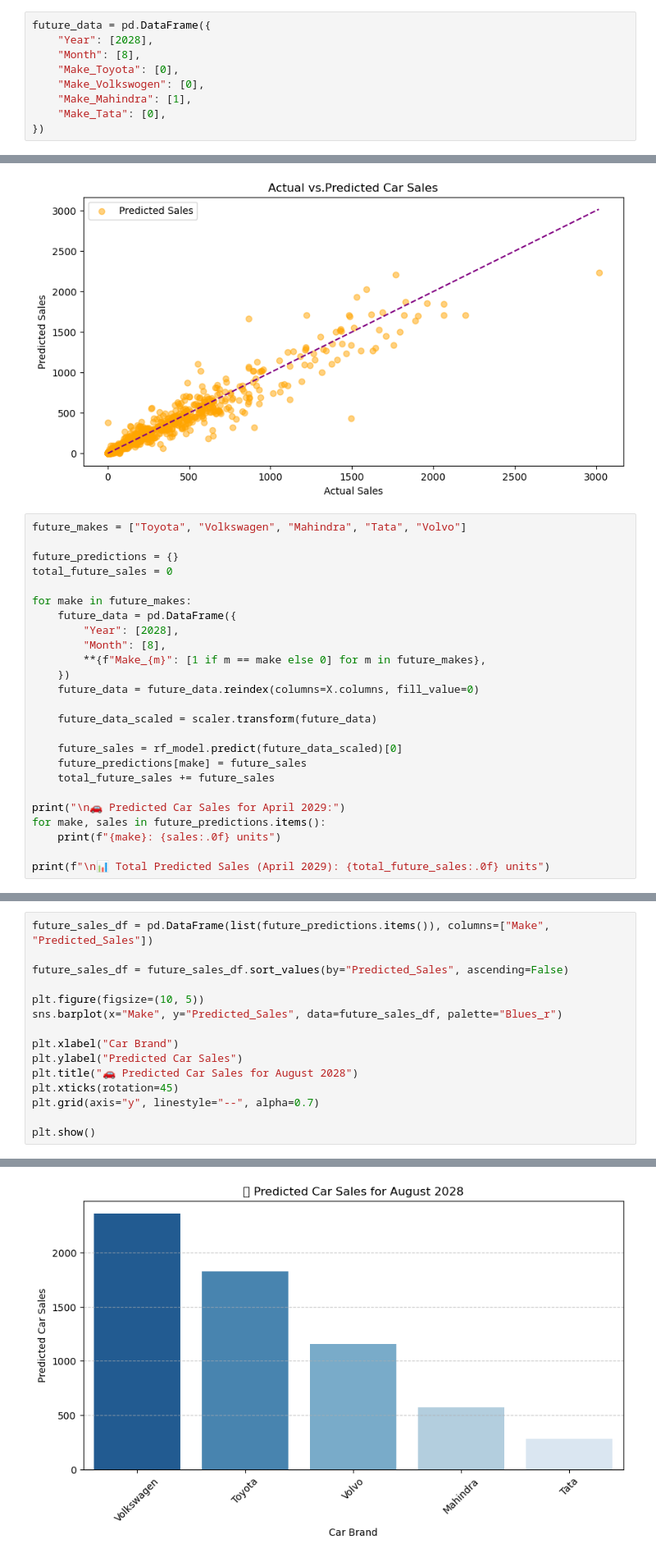
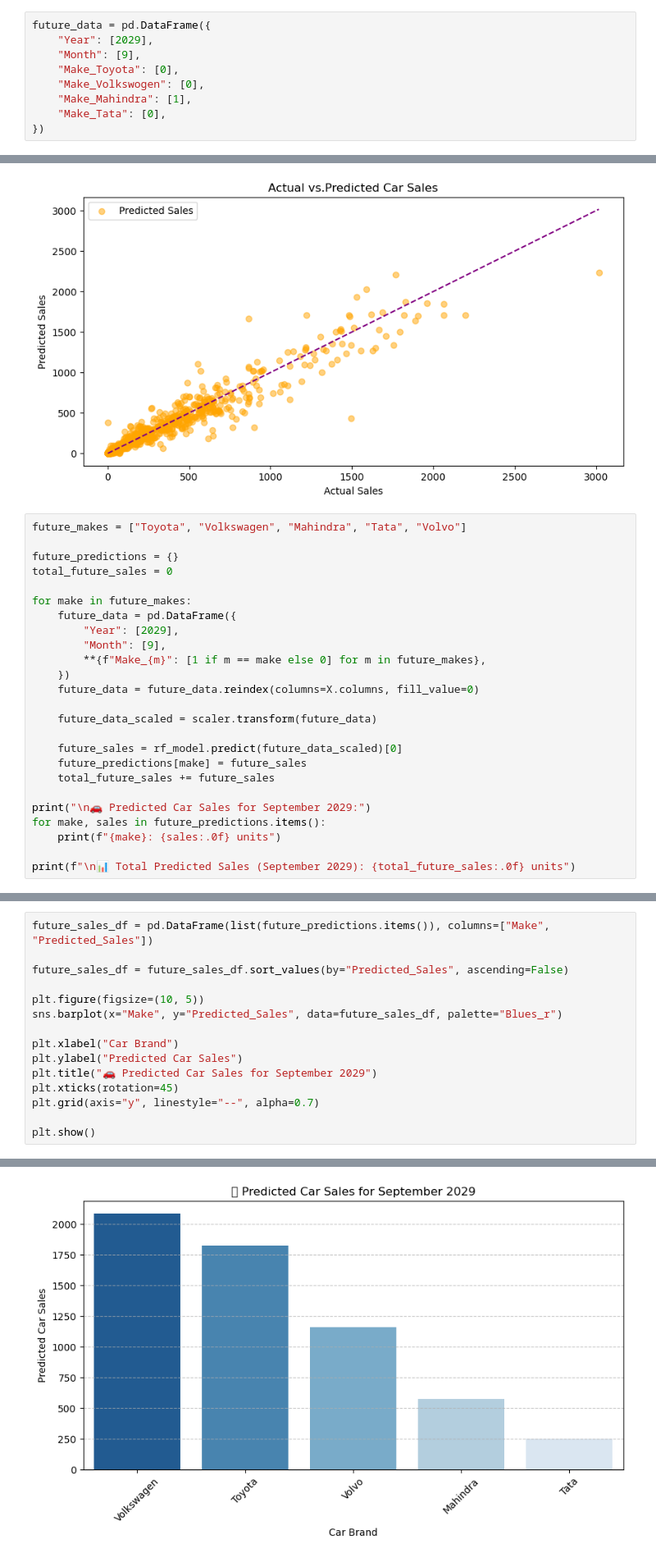
Before and after one commit to mARIFs2000/Final-Project-, a Jupyter notebook: ProjectCarSalesIndiaPredictionWithDTR.ipynb, the cells around one changed output, grey strips where cells are left out. Shown: that part at 82% size. Cells and saved outputs as stored; diff of their text form.

```diff
--- a/ProjectCarSalesIndiaPredictionWithDTR.ipynb
+++ b/ProjectCarSalesIndiaPredictionWithDTR.ipynb
@@ -104,8 +104,8 @@ MSE:  13410.580092
 R^2 Score:  0.919984
 # %%
 future_data = pd.DataFrame({
-    "Year": [2028],
-    "Month": [8],
+    "Year": [2029],
+    "Month": [9],
     "Make_Toyota": [0],
     "Make_Volkswogen": [0],
     "Make_Mahindra": [1],
@@ -137,8 +137,8 @@ total_future_sales = 0
 
 for make in future_makes:
     future_data = pd.DataFrame({
-        "Year": [2028],
-        "Month": [8],
+        "Year": [2029],
+        "Month": [9],
         **{f"Make_{m}": [1 if m == make else 0] for m in future_makes},
     })
     future_data = future_data.reindex(columns=X.columns, fill_value=0)
@@ -149,9 +149,9 @@ for make in future_makes:
     future_predictions[make] = future_sales
     total_future_sales += future_sales
 
-print("\n🚗 Predicted Car Sales for April 2029:")
+print("\n🚗 Predicted Car Sales for September 2029:")
 for make, sales in future_predictions.items():
     print(f"{make}: {sales:.0f} units")
 
-print(f"\n📊 Total Predicted Sales (April 2029): {total_future_sales:.0f} units")
+print(f"\n📊 Total Predicted Sales (September 2029): {total_future_sales:.0f} units")
 # %% [output]
@@ -210,20 +210,20 @@ plt.show()
 # %%
 future_sales_df = pd.DataFrame(list(future_predictions.items()), columns=["Make", "Predicted_Sales"])
 
 future_sales_df = future_sales_df.sort_values(by="Predicted_Sales", ascending=False)
 
 plt.figure(figsize=(10, 5))
 sns.barplot(x="Make", y="Predicted_Sales", data=future_sales_df, palette="Blues_r")
 
 plt.xlabel("Car Brand")
 plt.ylabel("Predicted Car Sales")
-plt.title("🚗 Predicted Car Sales for August 2028")
+plt.title("🚗 Predicted Car Sales for September 2029")
 plt.xticks(rotation=45)
 plt.grid(axis="y", linestyle="--", alpha=0.7)
 
 plt.show()
 # %% [output]
 Passing `palette` without assigning `hue` is deprecated and will be removed in v0.14.0. Assign the `x` variable to `hue` and set `legend=False` for the same effect.
 
   sns.barplot(x="Make", y="Predicted_Sales", data=future_sales_df, palette="Blues_r")
-[figure, old version]
+[figure, new version]
```
Also changed, not shown: parts of 6 cells of this notebook, 1 other file.
